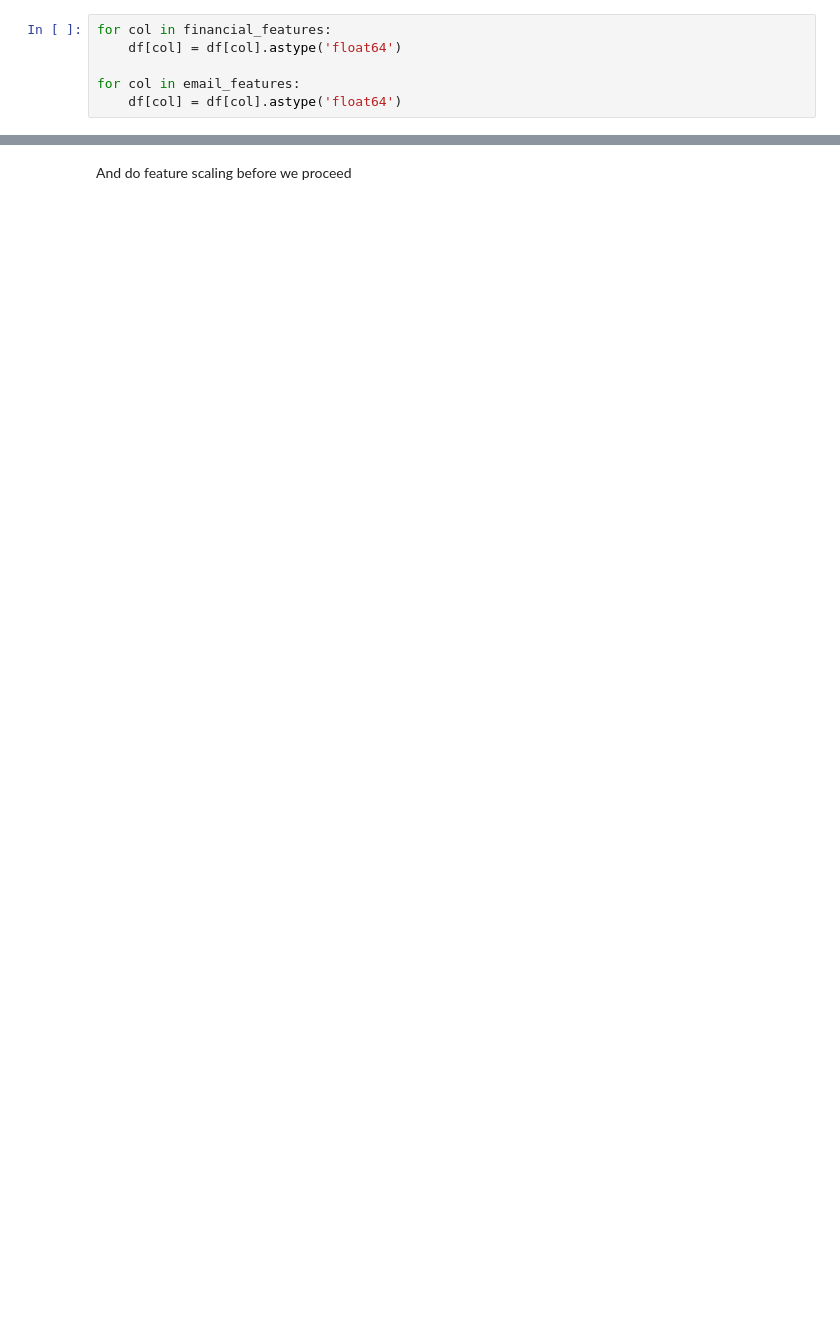
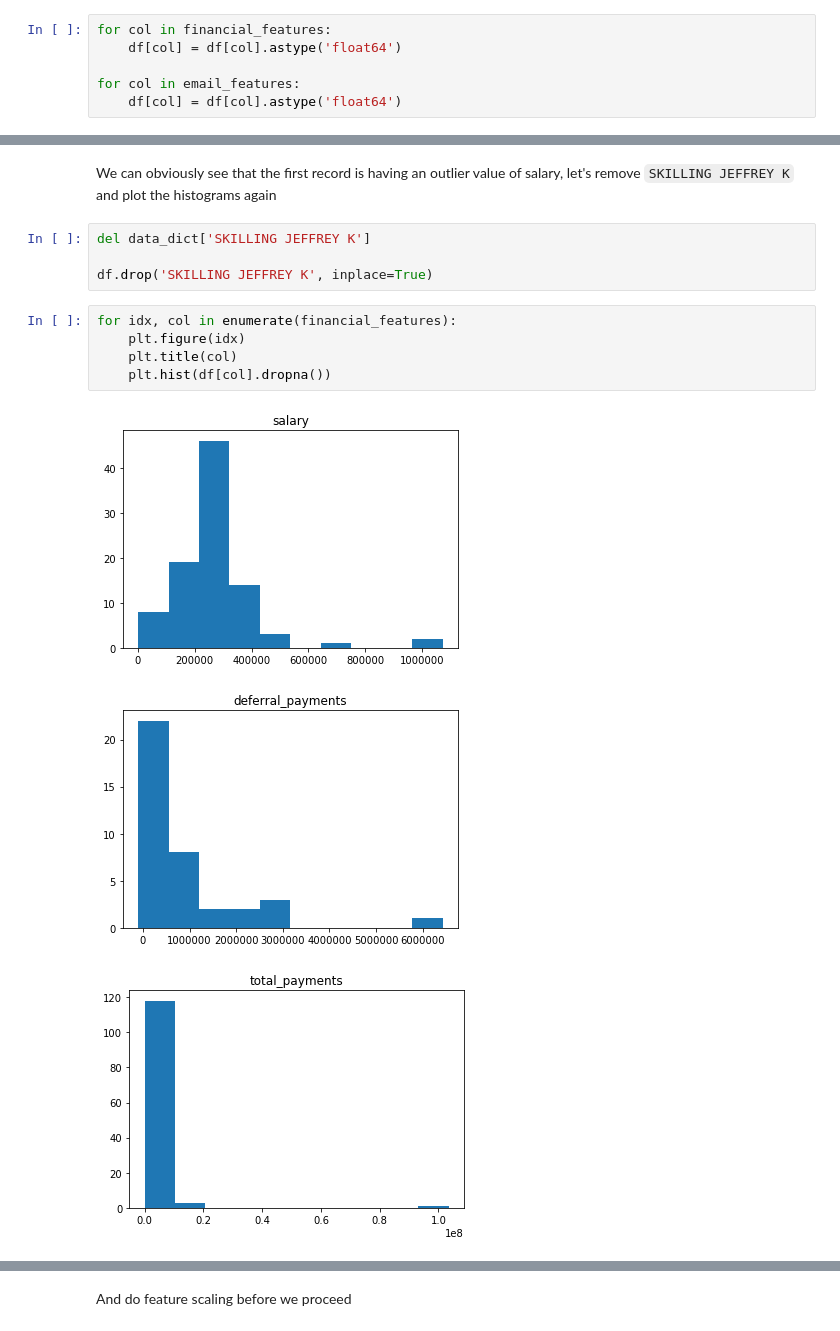
Before and after one commit to darrenchiu/udacity-data-analyst-nanodegree, a Jupyter notebook: P5-Identify_Fraud_from_Enron_Email/final_project/Enron_Data_Exploration.ipynb, the cells around one changed output, grey strips where cells are left out. Saved outputs shown, nothing was run; the diff lists cells and outputs as text; blank space fills up the shorter version.

```diff
--- a/P5-Identify_Fraud_from_Enron_Email/final_project/Enron_Data_Exploration.ipynb
+++ b/P5-Identify_Fraud_from_Enron_Email/final_project/Enron_Data_Exploration.ipynb
@@ -178,0 +209,15 @@ let's try to plot the historgram to see if there are still outliers
+# %% [markdown]
+We can obviously see that the first record is having an outlier value of salary, let's remove `SKILLING JEFFREY K` and plot the histograms again
+# %%
+del data_dict['SKILLING JEFFREY K']
+
+df.drop('SKILLING JEFFREY K', inplace=True)
+# %%
+for idx, col in enumerate(financial_features):
+    plt.figure(idx)
+    plt.title(col)
+    plt.hist(df[col].dropna())
+# %% [output]
+[figure, added]
+[figure, added]
+[figure, added]
```
Also changed, not shown: parts of 56 cells of this notebook, 8 other files.
